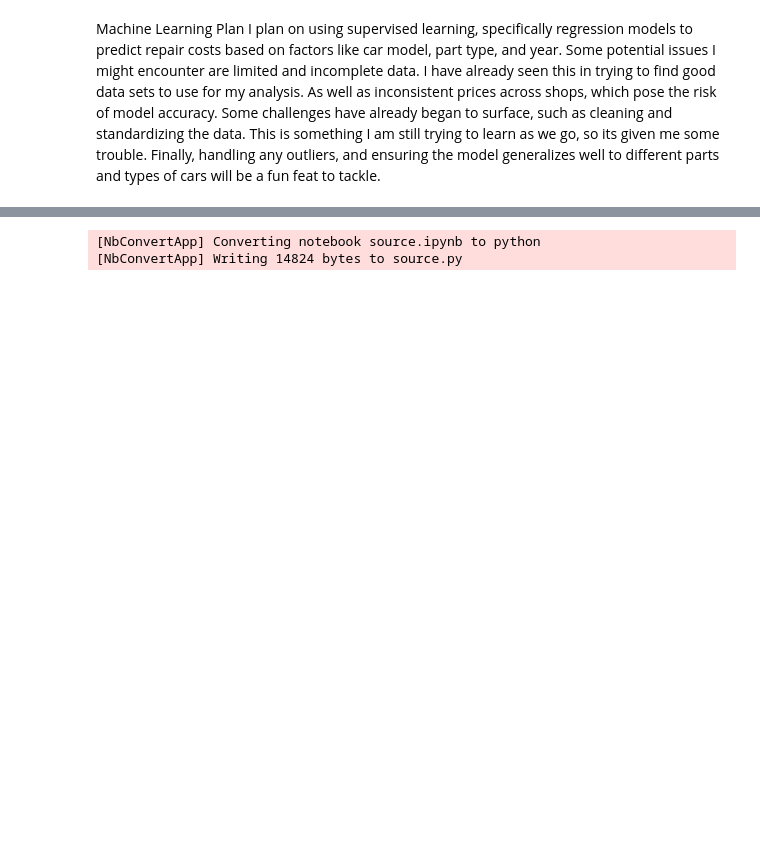
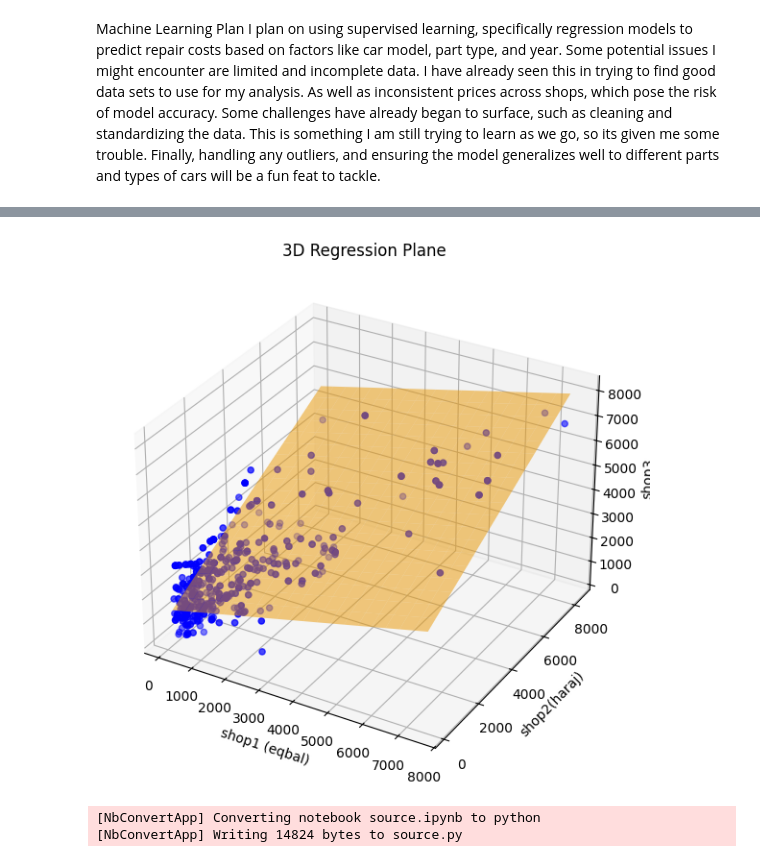
Before and after one commit to IT4063C001-Fall2025/final-project-CalebMastruserio, a Jupyter notebook: source.ipynb, the cells around one changed output, grey strips where cells are left out. Saved outputs shown, nothing was run; the diff lists cells and outputs as text; code cells hidden in the pictures; blank space fills up the shorter version.

```diff
--- a/source.ipynb
+++ b/source.ipynb
@@ -321,3 +400,43 @@ I plan on using supervised learning, specifically regression models to predict r
+# %%
+import pandas as pd
+import numpy as np
+import matplotlib.pyplot as plt
+from sklearn.linear_model import LinearRegression
+from mpl_toolkits.mplot3d import Axes3D
+
+data = pd.read_csv("C:/Users/kid0001/Documents/University of Cincinnati/Fall Semester 2025/DATA TECH ANALYTICS/Final Project Stuff/CPE.csv", encoding='latin1')
+
+data = data.replace({'null': None})
+for col in ['shop1 (eqbal)', 'shop2(haraj)', 'shop3 ']:
+    data[col] = pd.to_numeric(data[col], errors='coerce')
+
+data = data.dropna(subset=['shop1 (eqbal)', 'shop2(haraj)', 'shop3 '])
+
+X = data[['shop1 (eqbal)', 'shop2(haraj)']]
+y = data['shop3 ']
+
+model = LinearRegression()
+model.fit(X, y)
+
+shop1_range = np.linspace(X['shop1 (eqbal)'].min(), X['shop1 (eqbal)'].max(), 20)
+shop2_range = np.linspace(X['shop2(haraj)'].min(), X['shop2(haraj)'].max(), 20)
+shop1_grid, shop2_grid = np.meshgrid(shop1_range, shop2_range)
+shop3_pred = model.predict(np.c_[shop1_grid.ravel(), shop2_grid.ravel()]).reshape(shop1_grid.shape)
+
+fig = plt.figure(figsize=(10,7))
+ax = fig.add_subplot(111, projection='3d')
+
+ax.scatter(X['shop1 (eqbal)'], X['shop2(haraj)'], y, color='blue', label='Actual')
+
+ax.plot_surface(shop1_grid, shop2_grid, shop3_pred, color='orange', alpha=0.5, label='Regression Plane')
+
+ax.set_xlabel('shop1 (eqbal)')
+ax.set_ylabel('shop2(haraj)')
+ax.set_zlabel('shop3')
+ax.set_title('3D Regression Plane')
+plt.show()
+# %% [output]
+[figure, added]
 # %%
 # ⚠️ Make sure you run this cell at the end of your notebook before every submission!
 !jupyter nbconvert --to python source.ipynb
```
Also changed, not shown: parts of 6 cells of this notebook.
